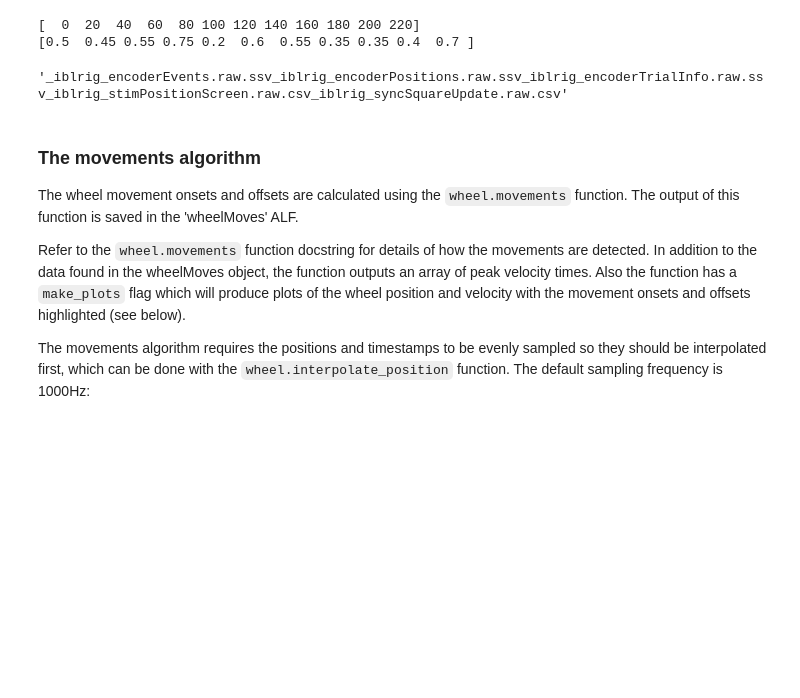
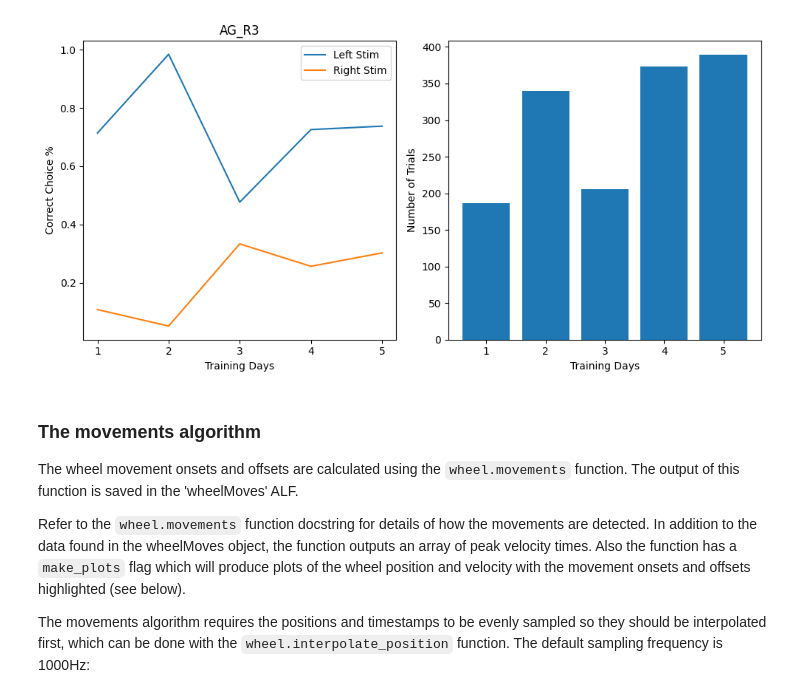
Before and after one commit to edwardyan95/ibllib, a Jupyter notebook: examples/EY_preprocess.ipynb, the cells around one changed output. Saved outputs shown, nothing was run; the diff lists cells and outputs as text; code cells hidden in the pictures; blank space fills up the shorter version.

```diff
--- a/examples/EY_preprocess.ipynb
+++ b/examples/EY_preprocess.ipynb
@@ -168,15 +139,33 @@ plt.show()
-# %%
-trial_correct_hist, bin_edges = np.histogram(np.where(trial_data['feedbackType'] == 1), bins=range(0, len(trial_data['feedbackType'])+1, 20))
-trial_correct_frac =  trial_correct_hist /20
-print(bin_edges)
-print(trial_correct_frac)
-# %% [output]
-[  0  20  40  60  80 100 120 140 160 180 200 220]
-[0.5  0.45 0.55 0.75 0.2  0.6  0.55 0.35 0.35 0.4  0.7 ]
-# %%
-''.join(os.listdir(date_path + '\\001\\raw_behavior_data'))
-# %% [output]
-'_iblrig_encoderEvents.raw.ssv_iblrig_encoderPositions.raw.ssv_iblrig_encoderTrialInfo.raw.ssv_iblrig_stimPositionScreen.raw.csv_iblrig_syncSquareUpdate.raw.csv'
+# %%
+accuracies = []
+accuracies_left = []
+accuracies_right = []
+num_trials = []
+for trials in all_trials.values():
+    #print(np.sum(trials['feedbackType'] == 1))
+    #print(len(trials))
+    accuracies.append(np.sum(trials['feedbackType'] == 1)/len(trials['feedbackType']))
+    accuracies_left.append(np.sum(np.logical_and(trials['feedbackType'] == 1, trials['contrastLeft']>0.49))/np.sum(trials['contrastLeft']>0.49))
+    accuracies_right.append(np.sum(np.logical_and(trials['feedbackType'] == 1, trials['contrastRight']>0.49))/np.sum(trials['contrastRight']>0.49))
+    num_trials.append(len(trials['feedbackType']))
+# %%
+fig, axs = plt.subplots(1,2, figsize=(10,5))
+axs[0].plot(np.arange(1,len(num_trials)+1), accuracies_left)
+axs[0].plot(np.arange(1,len(num_trials)+1), accuracies_right)
+axs[0].set_ylabel('Correct Choice %')
+axs[0].set_xlabel('Training Days')
+axs[0].set_xticks(np.arange(1,len(num_trials)+1))
+axs[0].set_title(subject_id)
+axs[0].legend(['Left Stim', 'Right Stim'])
+
+axs[1].bar(np.arange(1,len(num_trials)+1),num_trials)
+axs[1].set_ylabel('Number of Trials')
+axs[1].set_xlabel('Training Days')
+axs[1].set_xticks(np.arange(1,len(num_trials)+1))
+plt.tight_layout()
+plt.savefig(os.path.join(subject_dir, 'training_summary.png'))
+# %% [output]
+[figure, added]
 # %% [markdown]
 ### The movements algorithm
 The wheel movement onsets and offsets are calculated using the `wheel.movements` function.  The output of this function is saved in the 'wheelMoves' ALF.
```
Also changed, not shown: parts of 4 cells of this notebook.
